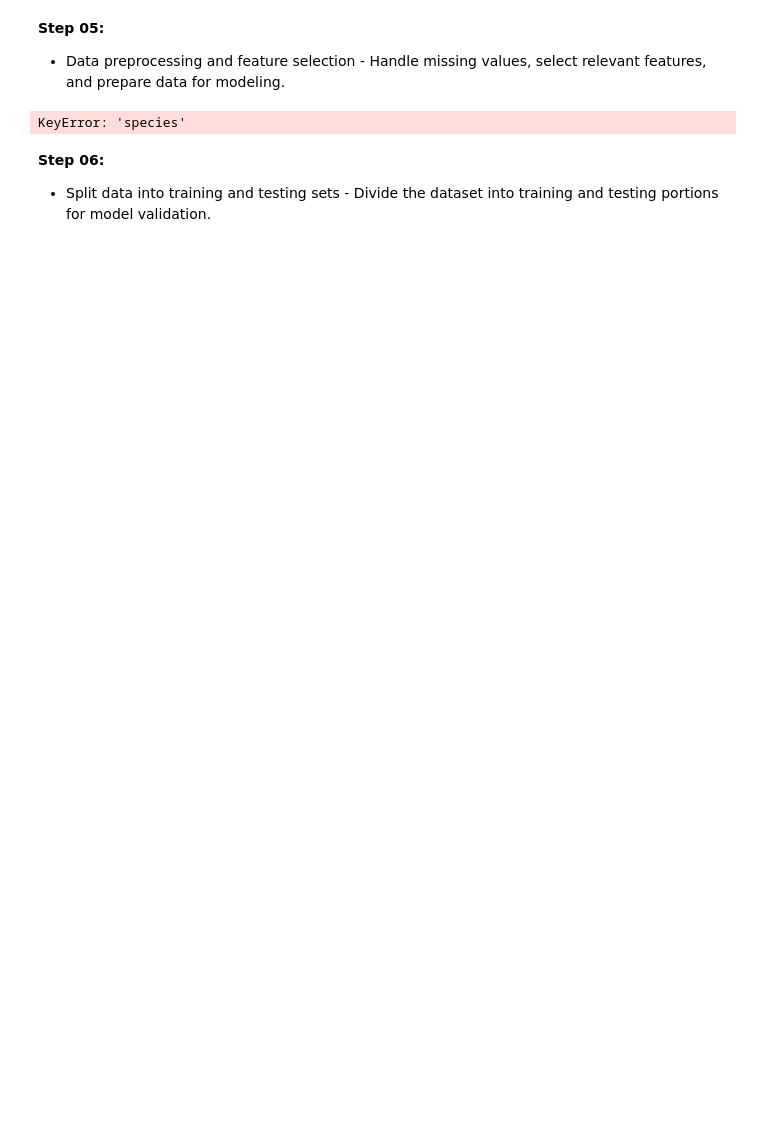
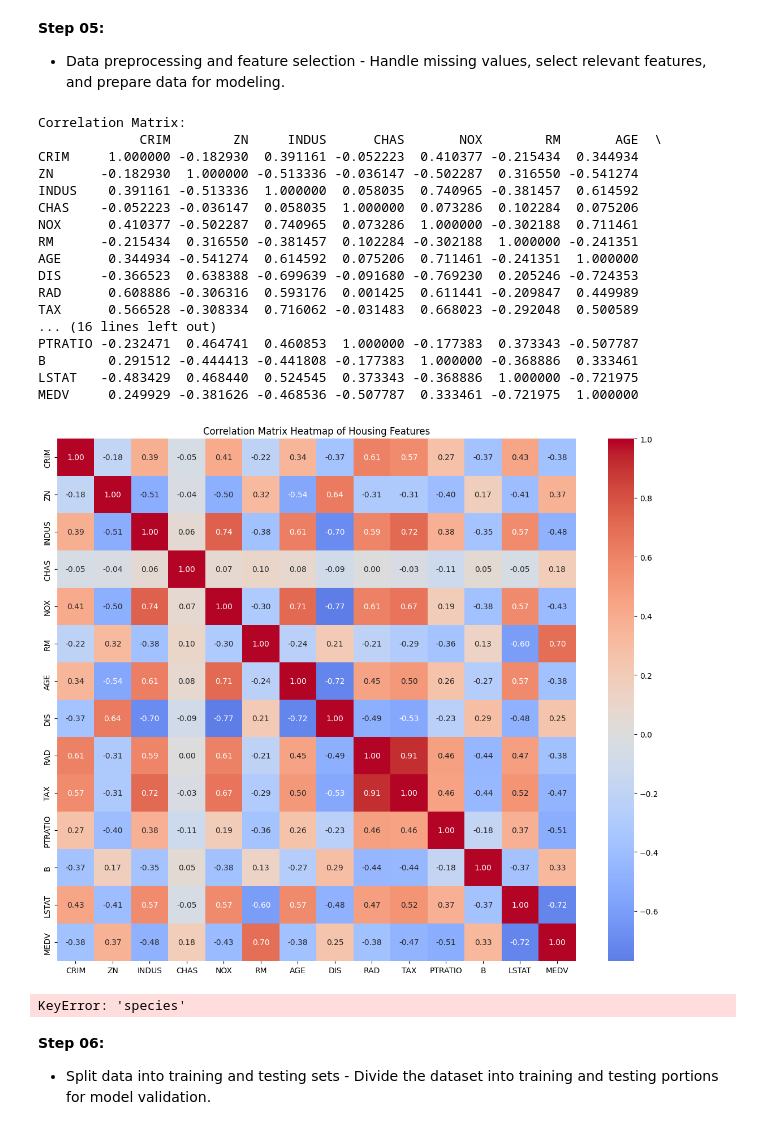
Before and after one commit to Anku192/AIML-class, a Jupyter notebook: Copy_of_ML_Lab_Experiment_03_1RUA24CSE0059.ipynb, the cells around one changed output. Drawn from its saved outputs; the diff is of its cells as text; code cells hidden in the pictures; blank space fills up the shorter version.

```diff
--- a/Copy_of_ML_Lab_Experiment_03_1RUA24CSE0059.ipynb
+++ b/Copy_of_ML_Lab_Experiment_03_1RUA24CSE0059.ipynb
@@ -77,6 +77,8 @@ from sklearn.metrics import mean_squared_error, r2_score
 - Load the provided dataset (CSV format is recommended) using pandas and perform initial data exploration.
 # %%
 # [ Edit this cell ] Write your code below this line and execute the cell
-df = pd.read_csv("HousingData.csv")
-df.head()
+# Load the HousingData.csv dataset
+dataset = pd.read_csv('HousingData.csv')
+print("Dataset loaded successfully!")
+print(dataset.head())
 # %% [output]
@@ -125,0 +133,9 @@ correlation+_matrix = numeric_data.corr()
+# %%
+# [ Edit this cell ] Write your code below this line and execute the cell
+# Handle missing values by filling with mean for numerical columns
+numeric_cols = dataset.select_dtypes(include=[np.number]).columns
+dataset[numeric_cols] = dataset[numeric_cols].fillna(dataset[numeric_cols].mean())
+
+# Verify no missing values remain
+print("Missing values after handling:")
+print(dataset.isna().sum())
@@ -131,3 +162,36 @@ correlation+_matrix = numeric_data.corr()
+# %%
+# [ Edit this cell ] Write your code below this line and execute the cell
+# Calculate correlation matrix
+# Calculate correlation matrix
+corr_matrix = dataset.corr()
+print("Correlation Matrix:")
+print(corr_matrix)
+
+# Visualize the correlation matrix as a heatmap
+plt.figure(figsize=(12, 10))
+sns.heatmap(corr_matrix, annot=True, cmap='coolwarm', fmt=".2f", center=0)
+plt.title('Correlation Matrix Heatmap of Housing Features')
+plt.tight_layout()
+plt.show()
+# %% [output]
+Correlation Matrix:
+             CRIM        ZN     INDUS      CHAS       NOX        RM       AGE  \
+CRIM     1.000000 -0.182930  0.391161 -0.052223  0.410377 -0.215434  0.344934
+ZN      -0.182930  1.000000 -0.513336 -0.036147 -0.502287  0.316550 -0.541274
+INDUS    0.391161 -0.513336  1.000000  0.058035  0.740965 -0.381457  0.614592
+CHAS    -0.052223 -0.036147  0.058035  1.000000  0.073286  0.102284  0.075206
+NOX      0.410377 -0.502287  0.740965  0.073286  1.000000 -0.302188  0.711461
+RM      -0.215434  0.316550 -0.381457  0.102284 -0.302188  1.000000 -0.241351
+AGE      0.344934 -0.541274  0.614592  0.075206  0.711461 -0.241351  1.000000
+DIS     -0.366523  0.638388 -0.699639 -0.091680 -0.769230  0.205246 -0.724353
+RAD      0.608886 -0.306316  0.593176  0.001425  0.611441 -0.209847  0.449989
+TAX      0.566528 -0.308334  0.716062 -0.031483  0.668023 -0.292048  0.500589
+... (16 lines left out)
+PTRATIO -0.232471  0.464741  0.460853  1.000000 -0.177383  0.373343 -0.507787
+B        0.291512 -0.444413 -0.441808 -0.177383  1.000000 -0.368886  0.333461
+LSTAT   -0.483429  0.468440  0.524545  0.373343 -0.368886  1.000000 -0.721975
+MEDV     0.249929 -0.381626 -0.468536 -0.507787  0.333461 -0.721975  1.000000
+[figure, added]
 # %%
 # %% [output]
 KeyError: 'species'
```
Also changed, not shown: parts of 14 cells of this notebook.
